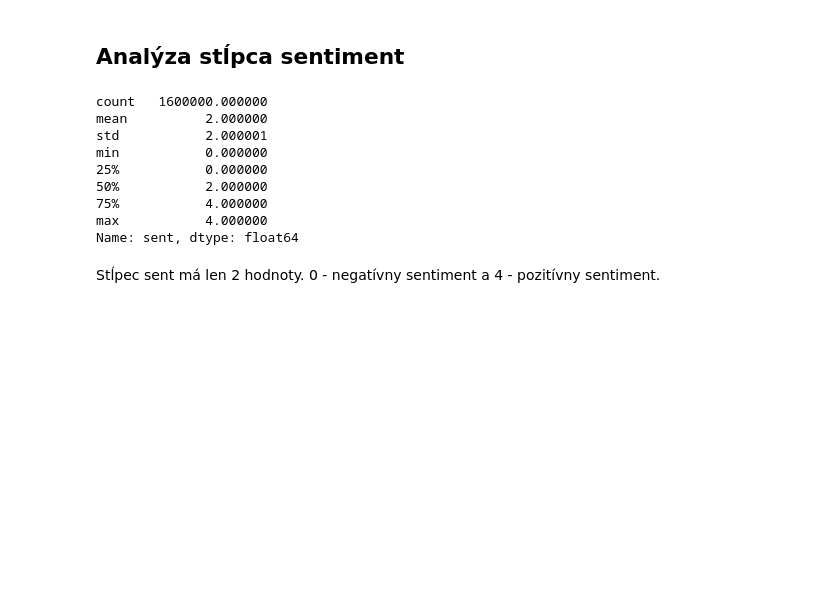
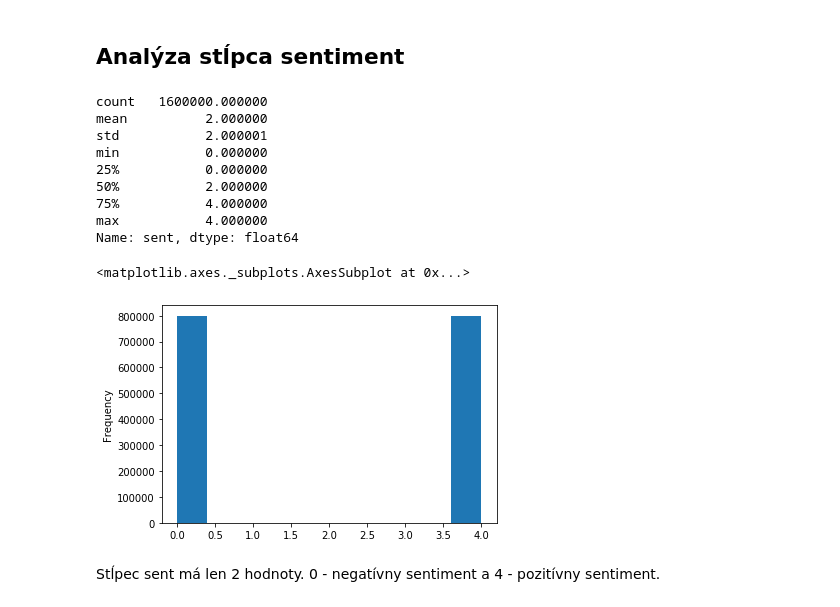
Before and after one commit to Letanec/nsiete_xletanec_project, a Jupyter notebook: notebooks/Data analysis.ipynb, the cells around one changed output. Cells and saved outputs as stored; diff of their text form; code cells hidden in the pictures; blank space fills up the shorter version.

```diff
--- a/notebooks/Data analysis.ipynb
+++ b/notebooks/Data analysis.ipynb
@@ -42,6 +42,11 @@ min           0.000000
 75%           4.000000
 max           4.000000
 Name: sent, dtype: float64
+# %%
+data['sent'].plot(kind='hist')
+# %% [output]
+<matplotlib.axes._subplots.AxesSubplot at 0x...>
+[figure, added]
 # %% [markdown]
 Stĺpec sent má len 2 hodnoty. 0 - negatívny sentiment a 4 - pozitívny sentiment.
 # %%
```
Also changed, not shown: parts of 8 cells of this notebook, 9 other files.
